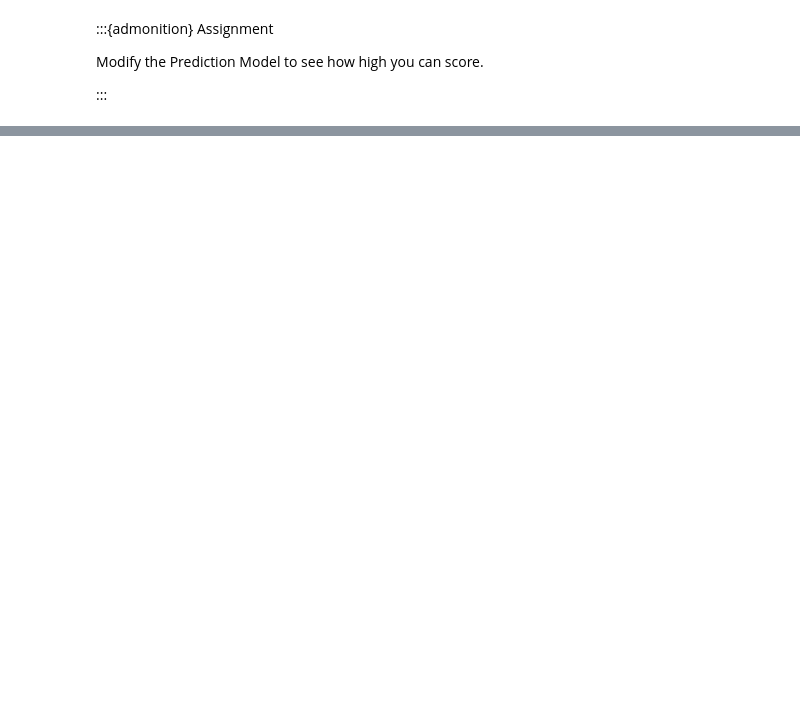
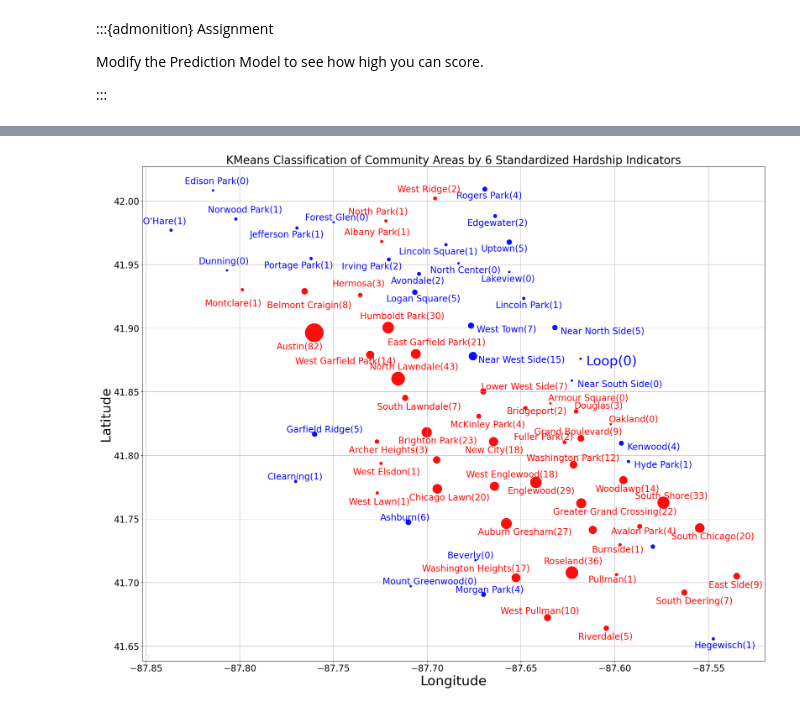
Before and after one commit to timothyprojectGiG/JB_Math_Textbook, a Jupyter notebook: src/PreCollege/Celestial/Chicago.ipynb, the cells around one changed output, grey strips where cells are left out. Cells and saved outputs as stored; diff of their text form; code cells hidden in the pictures; blank space fills up the shorter version.

```diff
--- a/src/PreCollege/Celestial/Chicago.ipynb
+++ b/src/PreCollege/Celestial/Chicago.ipynb
@@ -712,0 +982,3 @@ Modify the Prediction Model to see how high you can score.
+# %%
+hom_df = pd.read_excel('standardizedindicators.xlsx')
+hom_df.head(2)
@@ -712,0 +991,3 @@ Modify the Prediction Model to see how high you can score.
+# %%
+HIHOM=hom_df[["UNEMP17","NOHS17","DEP17","HOUS17","POV17","INC17"]]
+HIHOM.head()
@@ -712,0 +1003,7 @@ Modify the Prediction Model to see how high you can score.
+# %%
+# Fit the k means model
+k_means = KMeans(init="k-means++", n_clusters=2, n_init=2)
+k_means.fit(HIHOM)
+#Get Labels
+k_means_labels = k_means.labels_
+k_means_labels
@@ -712,0 +1017,3 @@ Modify the Prediction Model to see how high you can score.
+# %%
+hom_df["CLASS"]=k_means_labels
+hom_df.head(2)
@@ -712,0 +1032,65 @@ Modify the Prediction Model to see how high you can score.
+# %%
+fig=plt.figure(figsize=(25,20))
+
+for i in hom_df.index:
+    if hom_df.loc[i,"CLASS"]==0:   #toggle class (0 or 1) if "Loop" does not appear on the map
+        plt.scatter(hom_df.loc[i,'LON'], hom_df.loc[i,'LAT'],s=20*hom_df.loc[i,'HOM17']+20,color='b', alpha=0.95)
+        if hom_df.loc[i,"Community"] in ["Loop"]:
+            plt.gca().text(hom_df.loc[i,'LON']+.003, hom_df.loc[i,'LAT']-.005, hom_df.loc[i,'Community']+'('+str(hom_df.loc[i,'HOM17'])+')',color='blue', size=30)
+        if hom_df.loc[i,"Community"] in ["Hyde Park","Near West Side","Kenwood","Near North Side","Near South Side","West Town"]:
+            plt.gca().text(hom_df.loc[i,'LON']+.003, hom_df.loc[i,'LAT']-.005, hom_df.loc[i,'Community']+'('+str(hom_df.loc[i,'HOM17'])+')',color='blue', size=20)
+        if hom_df.loc[i,"Community"] in ["Lincoln Park","Lakeview","Uptown","Edgewater","Rogers Park","Logan Square","Avondale","North Center"]:
+            plt.gca().text(hom_df.loc[i,'LON']-.015, hom_df.loc[i,'LAT']-.0075, hom_df.loc[i,'Community']+'('+str(hom_df.loc[i,'HOM17'])+')',color='blue', size=20)
+        if hom_df.loc[i,"Community"] in ["Lincoln Square","Irving Park","Portage Park","Jefferson Park"]:
+            plt.gca().text(hom_df.loc[i,'LON']-.025, hom_df.loc[i,'LAT']-.0075, hom_df.loc[i,'Community']+'('+str(hom_df.loc[i,'HOM17'])+')',color='blue', size=20)
+        if hom_df.loc[i,"Community"] in ["Dunning","O’Hare","Edison Park","Norwood Park"]:
+            plt.gca().text(hom_df.loc[i,'LON']-.015, hom_df.loc[i,'LAT']+.005, hom_df.loc[i,'Community']+'('+str(hom_df.loc[i,'HOM17'])+')',color='blue', size=20)
+        if hom_df.loc[i,"Community"] in ["Forest Glen","Garfield Ridge","Clearning","Ashburn","Beverly","Mount Greenwood","Morgan Park"]:
+            plt.gca().text(hom_df.loc[i,'LON']-.015, hom_df.loc[i,'LAT']+.0015, hom_df.loc[i,'Community']+'('+str(hom_df.loc[i,'HOM17'])+')',color='blue', size=20)
+
+
+
+        if hom_df.loc[i,"Community"] in ["Hegewisch"]:
+            plt.gca().text(hom_df.loc[i,'LON']-.01, hom_df.loc[i,'LAT']-.0075, hom_df.loc[i,'Community']+'('+str(hom_df.loc[i,'HOM17'])+')',color='blue', size=20)
+
+
+    else:
+        plt.scatter(hom_df.loc[i,'LON'], hom_df.loc[i,'LAT'],s=20*hom_df.loc[i,'HOM17']+20,color='r', alpha=0.95)
+        if hom_df.loc[i,"Community"] in ["Austin","Belmont Craigin","Montclare"]:
+            plt.gca().text(hom_df.loc[i,'LON']-.02,hom_df.loc[i,'LAT']-.013, hom_df.loc[i,'Community']+'('+str(hom_df.loc[i,'HOM17'])+')',color='red', size=20)
+        if hom_df.loc[i,"Community"] in ["Woodlawn","Englewood","Chicago Lawn","South Lawndale","McKinley Park","Brighton Park","Archer Heights","West Elsdon","West Lawn","New City","Greater Grand Crossing","Auburn Gresham","South Chicago","East Side","South Deering","Riverdale"]:
+            plt.gca().text(hom_df.loc[i,'LON']-.015,hom_df.loc[i,'LAT']-.009, hom_df.loc[i,'Community']+'('+str(hom_df.loc[i,'HOM17'])+')',color='red', size=20)
+        if hom_df.loc[i,"Community"] in ["Avalon Park","Burnside","Pullman"]:
+            plt.gca().text(hom_df.loc[i,'LON']-.015,hom_df.loc[i,'LAT']-.006,hom_df.loc[i,'Community']+'('+str(hom_df.loc[i,'HOM17'])+')',color='red', size=20)
+        if hom_df.loc[i,"Community"] in ["Roseland","North Lawndale","East Garfield Park","Hermosa","West Englewood","Humboldt Park"]:
+            plt.gca().text(hom_df.loc[i,'LON']-.015,hom_df.loc[i,'LAT']+.007,hom_df.loc[i,'Community']+'('+str(hom_df.loc[i,'HOM17'])+')',color='red', size=20)
+        if hom_df.loc[i,"Community"] in ["West Garfield Park"]:
+            plt.gca().text(hom_df.loc[i,'LON']-.04,hom_df.loc[i,'LAT']-.007,hom_df.loc[i,'Community']+'('+str(hom_df.loc[i,'HOM17'])+')',color='red', size=20)
+        if hom_df.loc[i,"Community"] in ["Lower West Side","Oakland","Douglas","Armour Square"]:
+            plt.gca().text(hom_df.loc[i,'LON']-.001,hom_df.loc[i,'LAT']+.002,hom_df.loc[i,'Community']+'('+str(hom_df.loc[i,'HOM17'])+')',color='red', size=20)
+        if hom_df.loc[i,"Community"] in ["Bridgeport"]:
+            plt.gca().text(hom_df.loc[i,'LON']-.01,hom_df.loc[i,'LAT']-.005,hom_df.loc[i,'Community']+'('+str(hom_df.loc[i,'HOM17'])+')',color='red', size=20)
+        if hom_df.loc[i,"Community"] in ["South Shore"]:
+            plt.gca().text(hom_df.loc[i,'LON']-.015,hom_df.loc[i,'LAT']+.003,hom_df.loc[i,'Community']+'('+str(hom_df.loc[i,'HOM17'])+')',color='red', size=20)
+        if hom_df.loc[i,"Community"] in ["Washington Park","West Pullman","Grand Boulevard"]:
+            plt.gca().text(hom_df.loc[i,'LON']-.025,hom_df.loc[i,'LAT']+.003,hom_df.loc[i,'Community']+'('+str(hom_df.loc[i,'HOM17'])+')',color='red', size=20)
+        if hom_df.loc[i,"Community"] in ["Fuller Park"]:
+            plt.gca().text(hom_df.loc[i,'LON']-.027,hom_df.loc[i,'LAT']+.002,hom_df.loc[i,'Community']+'('+str(hom_df.loc[i,'HOM17'])+')',color='red', size=20)
+        if hom_df.loc[i,"Community"] in ["Washington Heights"]:
+            plt.gca().text(hom_df.loc[i,'LON']-.05,hom_df.loc[i,'LAT']+.005,hom_df.loc[i,'Community']+'('+str(hom_df.loc[i,'HOM17'])+')',color='red', size=20)
+        if hom_df.loc[i,"Community"] in ["West Ridge","North Park","Albany Park"]:
+            plt.gca().text(hom_df.loc[i,'LON']-.02,hom_df.loc[i,'LAT']+.005,hom_df.loc[i,'Community']+'('+str(hom_df.loc[i,'HOM17'])+')',color='red', size=20)
+
+#plt.gca().set_facecolor('lightgray')
+plt.gca().grid()
+plt.yticks(fontsize=20)
+plt.xticks(fontsize=20)
+#title
+plt.title('KMeans Classification of Community Areas by 6 Standardized Hardship Indicators',size=25)
+plt.xlabel("Longitude",size=30)
+plt.ylabel("Latitude",size=30)
+plt.legend(loc="lower left")
+fig.savefig("Fig4.png")
+#show the plot
+plt.show()
+# %% [output]
@@ -712,0 +1098 @@ Modify the Prediction Model to see how high you can score.
+[figure, added]
```
Also changed, not shown: parts of 61 cells of this notebook, 4 other files.
